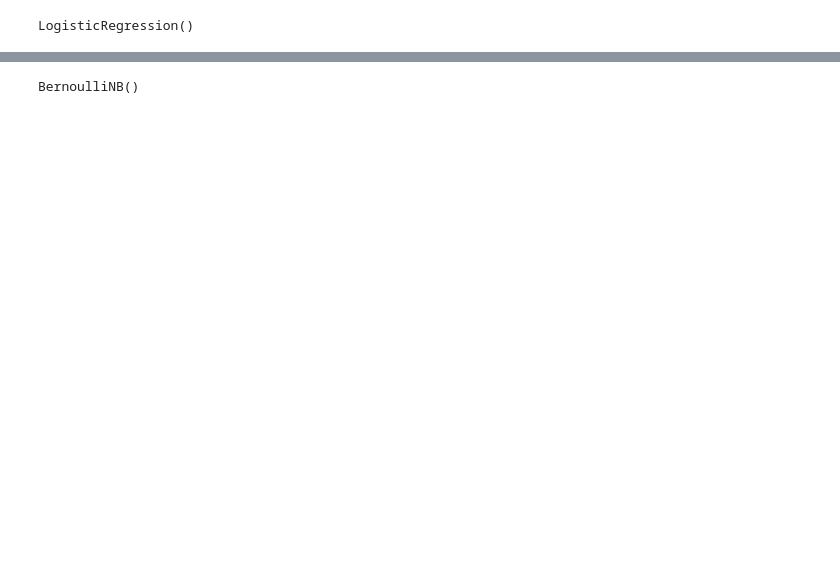
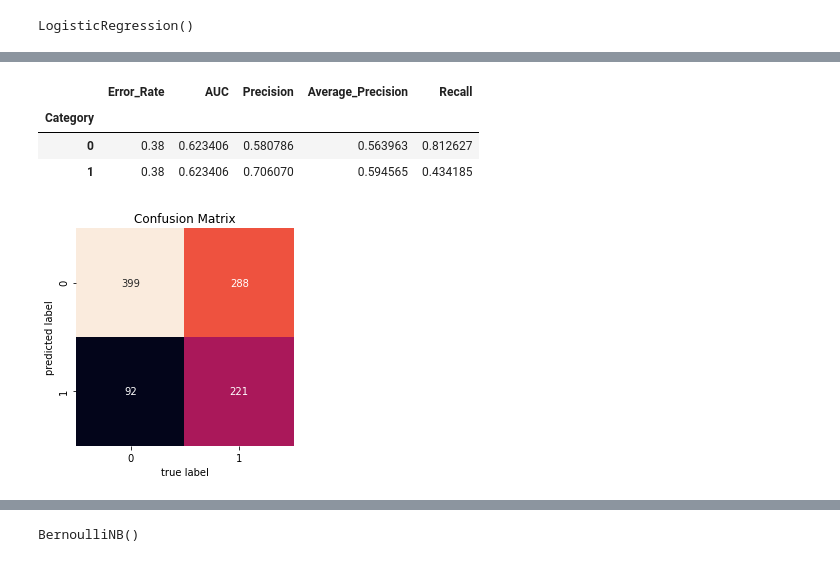
Before and after one commit to k-partha/Content-Analysis-Notebooks, a Jupyter notebook: week-4/Partha_Kadambi_HW_Classification.ipynb, the cells around one changed output, grey strips where cells are left out. Saved outputs shown, nothing was run; the diff lists cells and outputs as text; code cells hidden in the pictures; blank space fills up the shorter version.

```diff
--- a/week-4/Partha_Kadambi_HW_Classification.ipynb
+++ b/week-4/Partha_Kadambi_HW_Classification.ipynb
@@ -964,0 +1204,11 @@ Now let's try with Naive Bayes. Classically, it is trained with word counts, but
+# %%
+lucem_illud_2020.evaluateClassifier(logistic_l1, test_data_df)
+# %% [output]
+|  | Error_Rate | AUC | Precision | Average_Precision | Recall |
+| Category |  |  |  |  |  |
+| 0 | 0.38 | 0.623406 | 0.580786 | 0.563963 | 0.812627 |
+| 1 | 0.38 | 0.623406 | 0.706070 | 0.594565 | 0.434185 |
+# %%
+lucem_illud_2020.plotConfusionMatrix(logistic_l1, test_data_df)
+# %% [output]
+[figure, added]
```
Also changed, not shown: parts of 189 cells of this notebook.
